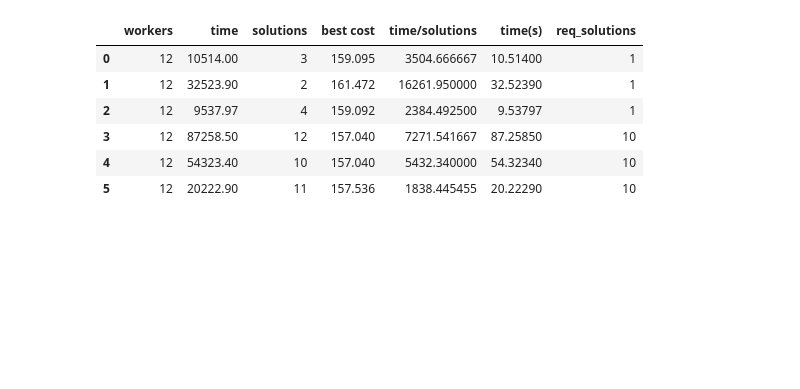
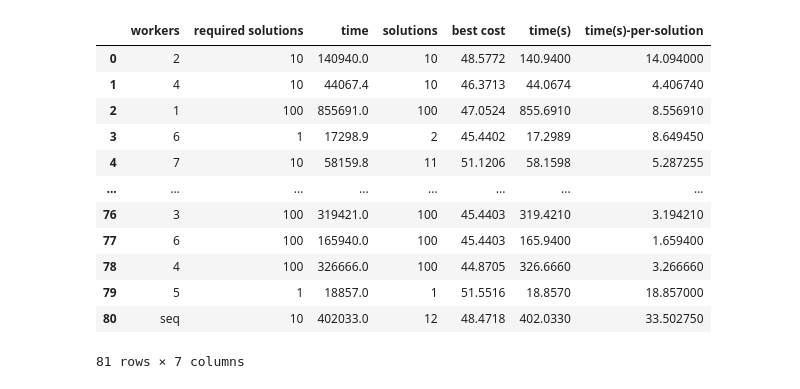
Before and after one commit to TAMS-Group/mtc_pour, a Jupyter notebook: benchmark/playground.ipynb, the cells around one changed output. Saved outputs shown, nothing was run; the diff lists cells and outputs as text; code cells hidden in the pictures; blank space fills up the shorter version.

```diff
--- a/benchmark/playground.ipynb
+++ b/benchmark/playground.ipynb
@@ -3,30 +3,50 @@ import seaborn as sns
 import matplotlib.pyplot as plt
 import pandas as pd
 # %%
-D=pd.read_json('out.1-solution-12-workers/df.json')
-D['req_solutions'] = 1
-# D=pd.read_json('out/df.json')
+D=pd.read_json('out.20241115/df.json')
+# D['req_solutions'] = 1
+# # D=pd.read_json('out/df.json')
 
-D1=pd.read_json('out.10-solutions-12-workers/df.json')
-D1['req_solutions'] = 10
-# D = D1 # pd.concat([D, D1])
+# D1=pd.read_json('out.10-solutions-12-workers/df.json')
+# D1['req_solutions'] = 10
+# # D = D1 # pd.concat([D, D1])
 
-# D1=pd.read_json('out.100-solutions-release-nointrospection-workerdependent-parallel-attempts/df.json')
-# D1['req_solutions'] = 100
-# D = pd.concat([D, D1])
+# # D1=pd.read_json('out.100-solutions-release-nointrospection-workerdependent-parallel-attempts/df.json')
+# # D1['req_solutions'] = 100
+# # D = pd.concat([D, D1])
 
-# D1=pd.read_json('out.10-solutions-release-nointrospection-workerdependent-parallel-attempts/df.json')
-# D1['req_solutions'] = 10
-D = pd.concat([D, D1], ignore_index=True)
+# # D1=pd.read_json('out.10-solutions-release-nointrospection-workerdependent-parallel-attempts/df.json')
+# # D1['req_solutions'] = 10
+# D = pd.concat([D, D1], ignore_index=True)
 
 D.to_json('df.json', orient='records')
+
+D['workers'] = D['workers'].replace(0, 12)
+# drop all where solutions < required solutions
+D = D[D['solutions'] >= D['required solutions']]
+
+# D = D[D['workers'] < 8]
+# D = D[D['workers'] != 1]
+
+D['workers'] = D['workers'].astype('category')
+D['workers'] = D['workers'].cat.reorder_categories(sorted(D['workers'].cat.categories), ordered=True)
+D['workers'] = D['workers'].cat.rename_categories({-1: 'seq'})
+
+
+D['time(s)-per-solution'] = D['time(s)'] / D['solutions']
+
+D
+# %% [output]
+|  | workers | required solutions | time | solutions | best cost | time(s) | time(s)-per-solution |
+| 0 | 2 | 10 | 140940.0 | 10 | 48.5772 | 140.9400 | 14.094000 |
+| 1 | 4 | 10 | 44067.4 | 10 | 46.3713 | 44.0674 | 4.406740 |
+| 2 | 1 | 100 | 855691.0 | 100 | 47.0524 | 855.6910 | 8.556910 |
+| 3 | 6 | 1 | 17298.9 | 2 | 45.4402 | 17.2989 | 8.649450 |
+| 4 | 7 | 10 | 58159.8 | 11 | 51.1206 | 58.1598 | 5.287255 |
+| ... | ... | ... | ... | ... | ... | ... | ... |
+| 76 | 3 | 100 | 319421.0 | 100 | 45.4403 | 319.4210 | 3.194210 |
+| 77 | 6 | 100 | 165940.0 | 100 | 45.4403 | 165.9400 | 1.659400 |
+| 78 | 4 | 100 | 326666.0 | 100 | 44.8705 | 326.6660 | 3.266660 |
+| 79 | 5 | 1 | 18857.0 | 1 | 51.5516 | 18.8570 | 18.857000 |
+| 80 | seq | 10 | 402033.0 | 12 | 48.4718 | 402.0330 | 33.502750 |
+81 rows × 7 columns
-# %%
-D
-# %% [output]
-|  | workers | time | solutions | best cost | time/solutions | time(s) | req_solutions |
-| 0 | 12 | 10514.00 | 3 | 159.095 | 3504.666667 | 10.51400 | 1 |
-| 1 | 12 | 32523.90 | 2 | 161.472 | 16261.950000 | 32.52390 | 1 |
-| 2 | 12 | 9537.97 | 4 | 159.092 | 2384.492500 | 9.53797 | 1 |
-| 3 | 12 | 87258.50 | 12 | 157.040 | 7271.541667 | 87.25850 | 10 |
-| 4 | 12 | 54323.40 | 10 | 157.040 | 5432.340000 | 54.32340 | 10 |
-| 5 | 12 | 20222.90 | 11 | 157.536 | 1838.445455 | 20.22290 | 10 |
```
Also changed, not shown: parts of 4 cells of this notebook.
